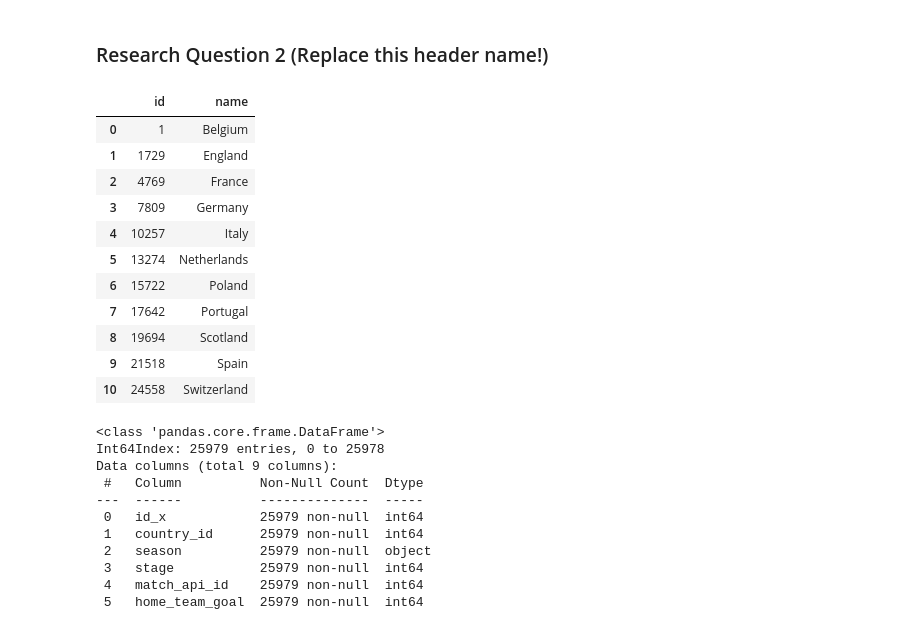
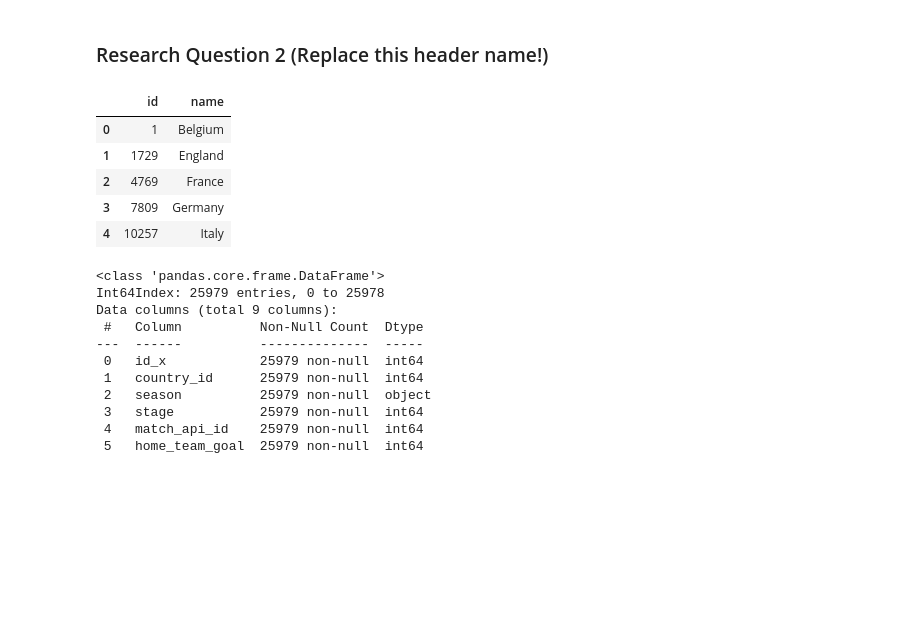
Before and after one commit to akkiannu/Soccer-Data-Analysis, a Jupyter notebook: Investigate_a_Dataset.ipynb, the cells around one changed output. Cells and saved outputs as stored; diff of their text form; code cells hidden in the pictures; blank space fills up the shorter version.

```diff
--- a/Investigate_a_Dataset.ipynb
+++ b/Investigate_a_Dataset.ipynb
@@ -384,20 +384,14 @@ As per the data, we can see the `sprint_speed` and `stamina` of the left-footed
 # %% [markdown]
 ### Research Question 2  (Replace this header name!)
 # %%
-country_df
+country_df.head()
 # %% [output]
 |  | id | name |
 | 0 | 1 | Belgium |
 | 1 | 1729 | England |
 | 2 | 4769 | France |
 | 3 | 7809 | Germany |
 | 4 | 10257 | Italy |
-| 5 | 13274 | Netherlands |
-| 6 | 15722 | Poland |
-| 7 | 17642 | Portugal |
-| 8 | 19694 | Scotland |
-| 9 | 21518 | Spain |
-| 10 | 24558 | Switzerland |
 # %%
 match_df = match_df.merge(country_df, left_on = 'country_id', right_on='id')
 # %%
```
